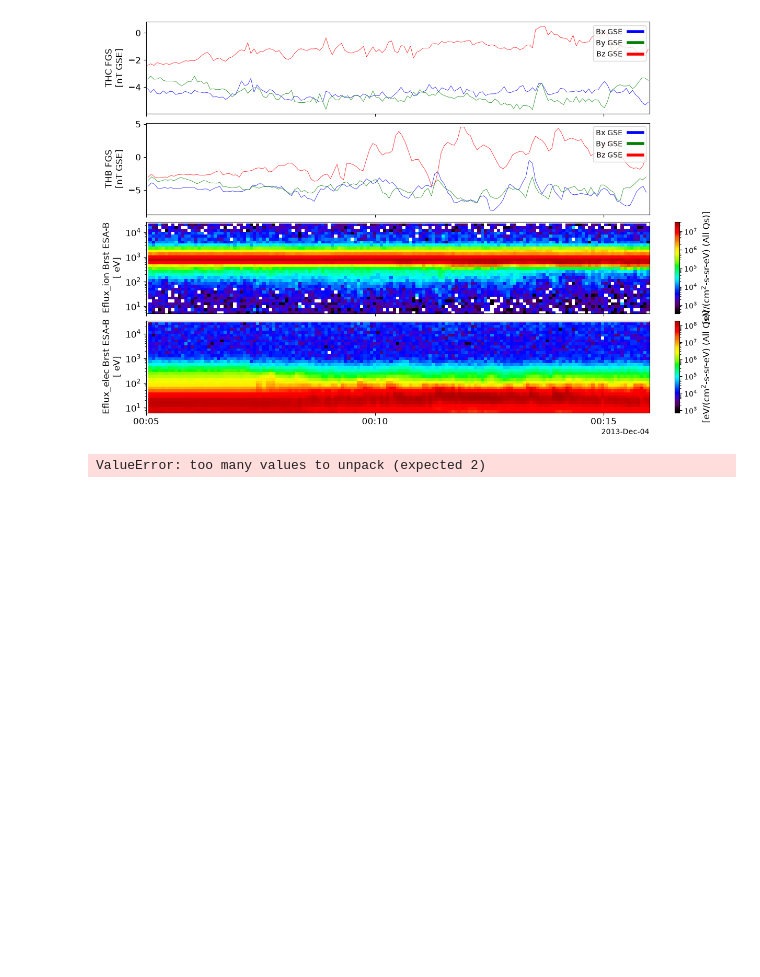
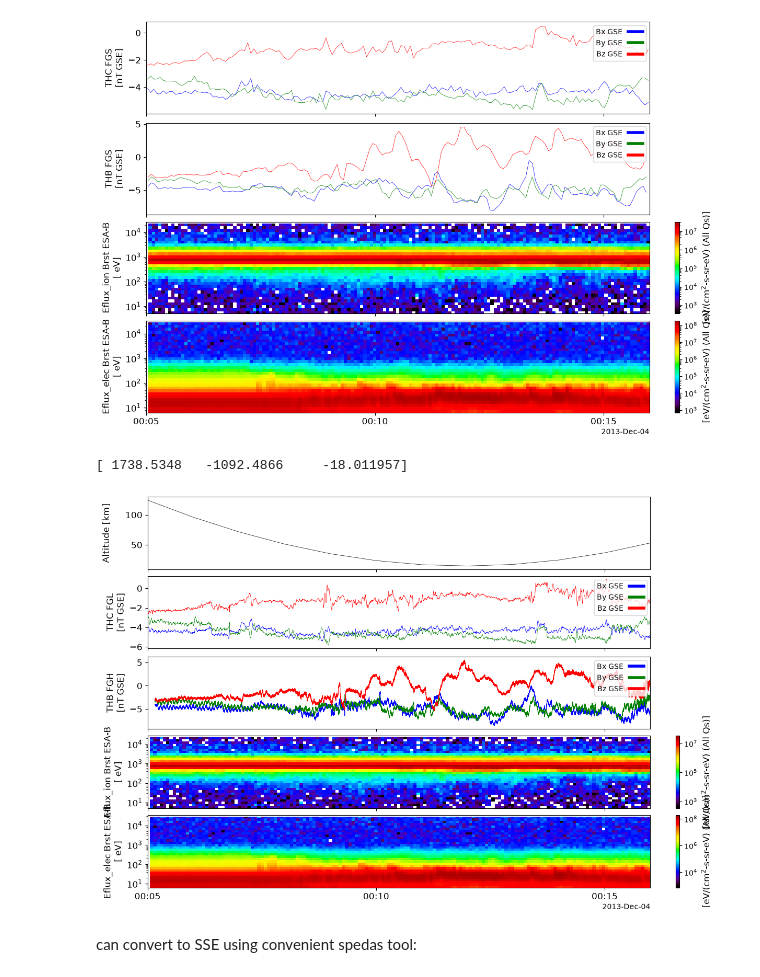
Before and after one commit to yulunwu000/artemis-lunar-plasma, a Jupyter notebook: notebooks/02_sawyer_reproduction.ipynb, the cells around one changed output. Saved outputs shown, nothing was run; the diff lists cells and outputs as text; code cells hidden in the pictures; blank space fills up the shorter version.

Commit message:
restarted sawyer plotting, plotted 'thb_alt', 'thc_fgl_gse', 'thb_fgh_gse', 'thb_peib_en_eflux',        'thb_peeb_en_eflux', 'thb_vz', 'thb_peeb_magt3'

```diff
--- a/notebooks/02_sawyer_reproduction.ipynb
+++ b/notebooks/02_sawyer_reproduction.ipynb
@@ -217,15 +217,19 @@ tplot(['thc_fgs_gse', 'thb_fgs_gse', 'thb_peib_en_eflux', 'thb_peeb_en_eflux'])
 # %%
 import numpy as np
 from pyspedas import get_data, store_data, options, tplot
 
-t_pos, pos = get_data('thb_pos_sse')
-print(pos[0])                                   # check the units first
+d = get_data('thb_pos_sse')
+t_pos, pos = d.times, d.y #times and data values
+print(pos[0]) #quick unit check
 
-R_L = 1737.4                                    # lunar radius, km
-alt = np.linalg.norm(pos, axis=1) - R_L         # distance from the Moon's centre, minus the radius
+R_L = 1737.4  #lunar radius / km
+alt = np.linalg.norm(pos, axis=1) - R_L         #distance from the Moon's centre minus the radius
 store_data('thb_alt', data={'x': t_pos, 'y': alt})
 options('thb_alt', 'ytitle', 'Altitude [km]')
 
 tplot(['thb_alt', 'thc_fgl_gse', 'thb_fgh_gse', 'thb_peib_en_eflux', 'thb_peeb_en_eflux'])
 # %% [output]
-ValueError: too many values to unpack (expected 2)
+[ 1738.5348   -1092.4866     -18.011957]
+[figure, added]
+# %% [markdown]
+can convert to SSE using convenient spedas tool:
```
Also changed, not shown: parts of 4 cells of this notebook.
